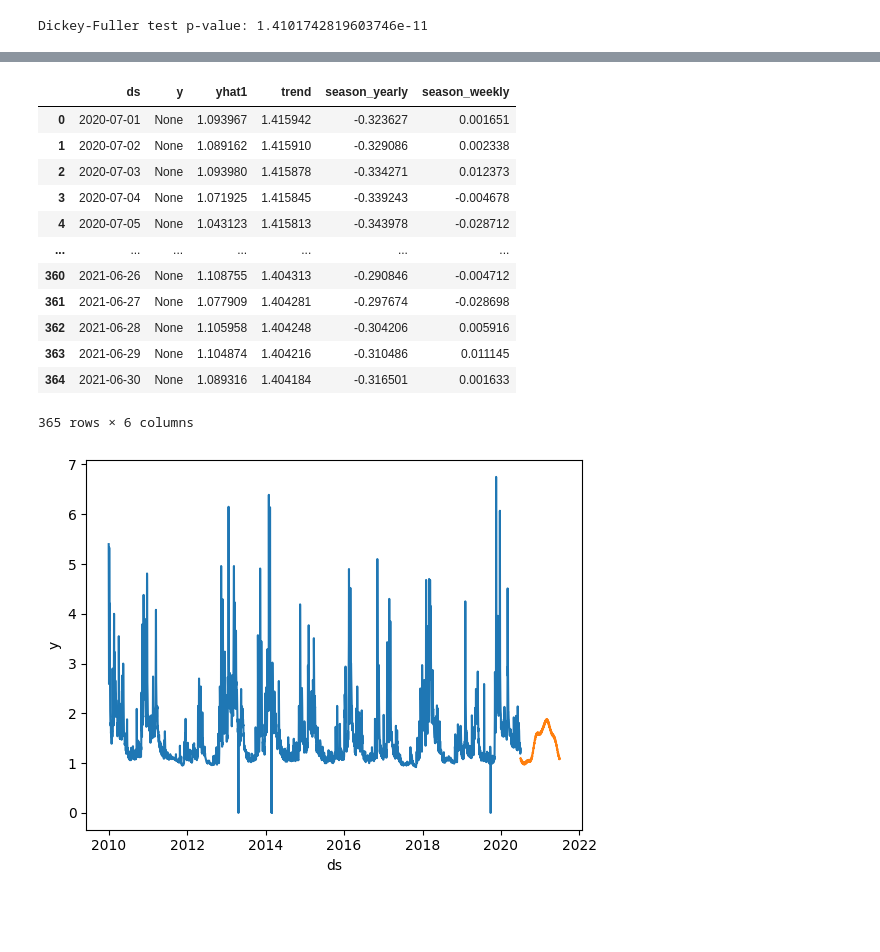
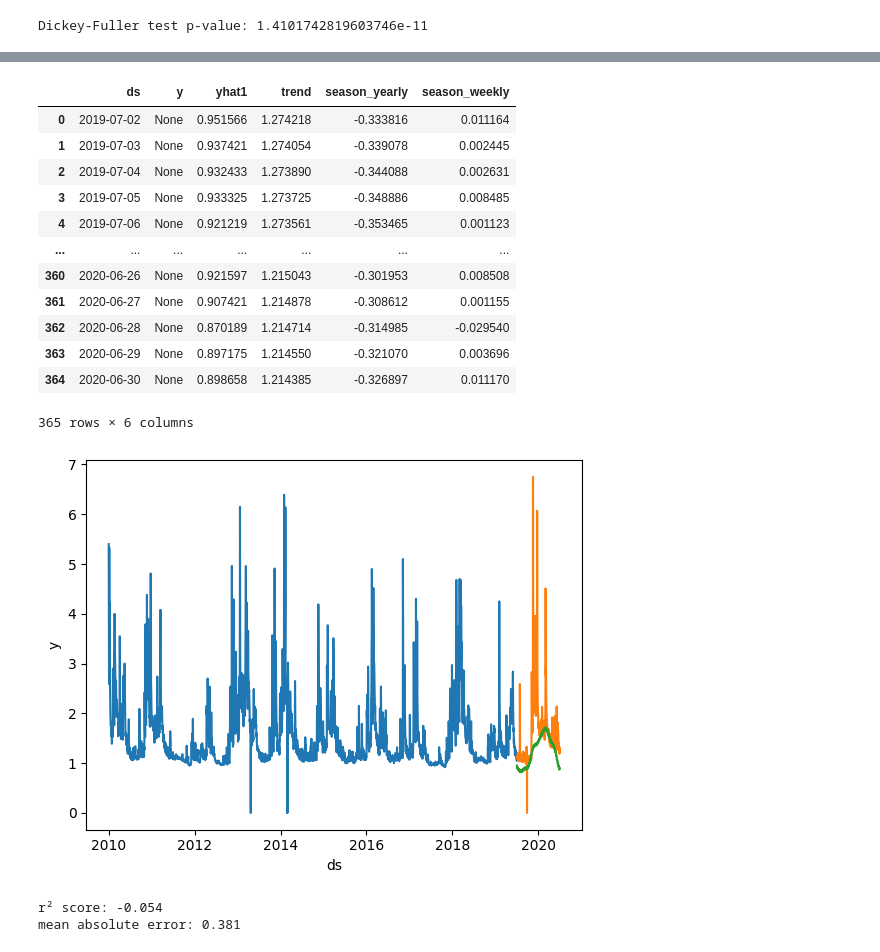
Before and after one commit to ShadekJaramillo/water-analytics-tutorial, a Jupyter notebook: src/explore.ipynb, the cells around one changed output, grey strips where cells are left out. Cells and saved outputs as stored; diff of their text form; code cells hidden in the pictures; blank space fills up the shorter version.

```diff
--- a/src/explore.ipynb
+++ b/src/explore.ipynb
@@ -110,7 +180,10 @@ ts_np = pd.DataFrame(raw_df['Hydrometry_Nave_di_Rosano'].copy())
 ts_np.interpolate(method='linear', inplace=True)
 ts_np.reset_index(names='ds', inplace=True)
 ts_np.rename({'Hydrometry_Nave_di_Rosano':'y'}, axis=1, inplace=True)
-ts_np
+
+train_np = ts_np.iloc[:-365,:] # previous to last year
+validation_np = ts_np.iloc[-365:,:] # last year
+train_np
 # %% [output]
 |  | ds | y |
 | 0 | 1998-01-01 | 1.82 |
@@ -128,7 +201,11 @@ ts_np
 # %%
+warnings.filterwarnings('ignore')
+
 neural_model = NeuralProphet()
-metrics = neural_model.fit(ts_np, freq='D')
-pred_df = neural_model.make_future_dataframe(ts_np, periods=365)
+metrics = neural_model.fit(train_np, freq='D')
+pred_df = neural_model.make_future_dataframe(train_np, periods=365)
 pred_df = neural_model.predict(pred_df)
+
+warnings.filterwarnings('default')
 # %% [output]
 WARNING - (NP.forecaster.fit) - When Global modeling with local normalization, metrics are displayed in normalized scale.
@@ -163,21 +228,34 @@ INFO - (NP.df_utils.return_df_in_original_format) - Returning df with no ID colu
 pred_df
 # %% [output]
 |  | ds | y | yhat1 | trend | season_yearly | season_weekly |
-| 0 | 2020-07-01 | None | 1.093967 | 1.415942 | -0.323627 | 0.001651 |
-| 1 | 2020-07-02 | None | 1.089162 | 1.415910 | -0.329086 | 0.002338 |
-| 2 | 2020-07-03 | None | 1.093980 | 1.415878 | -0.334271 | 0.012373 |
-| 3 | 2020-07-04 | None | 1.071925 | 1.415845 | -0.339243 | -0.004678 |
-| 4 | 2020-07-05 | None | 1.043123 | 1.415813 | -0.343978 | -0.028712 |
+| 0 | 2019-07-02 | None | 0.951566 | 1.274218 | -0.333816 | 0.011164 |
+| 1 | 2019-07-03 | None | 0.937421 | 1.274054 | -0.339078 | 0.002445 |
+| 2 | 2019-07-04 | None | 0.932433 | 1.273890 | -0.344088 | 0.002631 |
+| 3 | 2019-07-05 | None | 0.933325 | 1.273725 | -0.348886 | 0.008485 |
+| 4 | 2019-07-06 | None | 0.921219 | 1.273561 | -0.353465 | 0.001123 |
 | ... | ... | ... | ... | ... | ... | ... |
-| 360 | 2021-06-26 | None | 1.108755 | 1.404313 | -0.290846 | -0.004712 |
-| 361 | 2021-06-27 | None | 1.077909 | 1.404281 | -0.297674 | -0.028698 |
-| 362 | 2021-06-28 | None | 1.105958 | 1.404248 | -0.304206 | 0.005916 |
-| 363 | 2021-06-29 | None | 1.104874 | 1.404216 | -0.310486 | 0.011145 |
-| 364 | 2021-06-30 | None | 1.089316 | 1.404184 | -0.316501 | 0.001633 |
+| 360 | 2020-06-26 | None | 0.921597 | 1.215043 | -0.301953 | 0.008508 |
+| 361 | 2020-06-27 | None | 0.907421 | 1.214878 | -0.308612 | 0.001155 |
+| 362 | 2020-06-28 | None | 0.870189 | 1.214714 | -0.314985 | -0.029540 |
+| 363 | 2020-06-29 | None | 0.897175 | 1.214550 | -0.321070 | 0.003696 |
+| 364 | 2020-06-30 | None | 0.898658 | 1.214385 | -0.326897 | 0.011170 |
 365 rows × 6 columns
 # %%
-sns.lineplot(ts_np[gt_2010_mask], x='ds', y='y')
+gt_2010_mask = (train_np.ds>=datetime(2010,1,1)) # data after 2010
+
+sns.lineplot(train_np[gt_2010_mask], x='ds', y='y')
+sns.lineplot(validation_np, x='ds', y='y')
 sns.lineplot(pred_df, x='ds',y='yhat1')
 plt.show()
 # %% [output]
-[figure, old version]
+[figure, new version]
+# %%
+ypred = pred_df.yhat1
+r2 = r2_score(validation_np.y, ypred)
+mse = mean_absolute_error(validation_np.y, ypred)
+
+print(f'r\u00b2 score: {r2:.3}')
+print(f'mean absolute error: {mse:.3}')
+# %% [output]
+r² score: -0.054
+mean absolute error: 0.381
```
Also changed, not shown: parts of 35 cells of this notebook.
